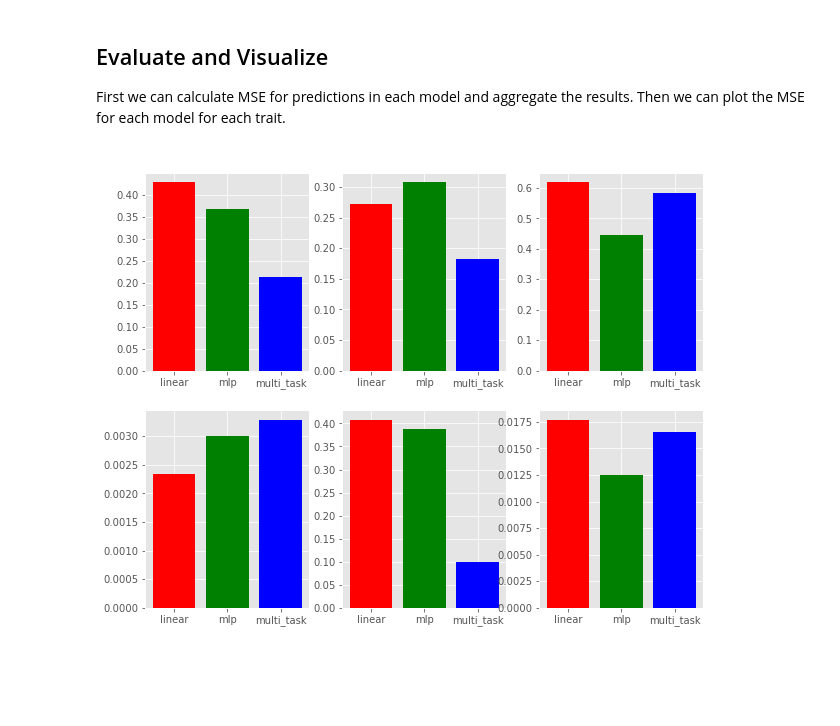
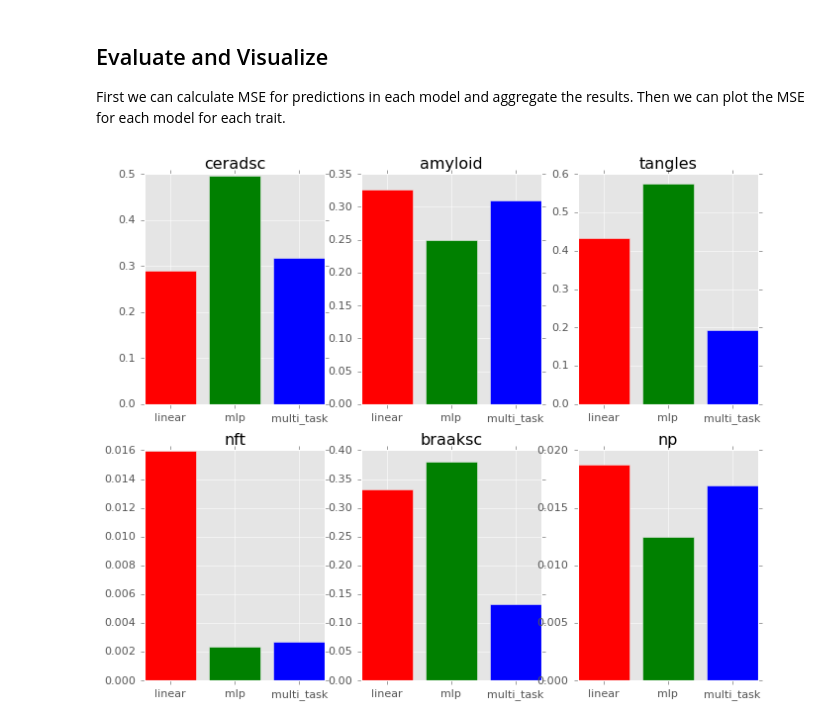
Before and after one commit to wilcas/multi_task_ad, a Jupyter notebook: compare_losses.ipynb, the cells around one changed output. Saved outputs shown, nothing was run; the diff lists cells and outputs as text; code cells hidden in the pictures; blank space fills up the shorter version.

```diff
--- a/compare_losses.ipynb
+++ b/compare_losses.ipynb
@@ -36,8 +38,9 @@ train_phen, test_phen = torch.tensor(phen_data[train_idx,:]), torch.tensor(phen_
 # %% [markdown]
 ## Train Models
 # %%
-linear_models,mlp_models = nets.train_single_models(train_exp.double(),train_phen.double())
-multi_task_model,multi_task_loss = nets.train_MDAD(train_exp.double(),train_phen.double())
+params = {"hidden_nodes":100,"hidden_layers":3}
+linear_models,mlp_models = nets.train_single_models(train_exp.double(),train_phen.double(),params)
+multi_task_model = nets.train_MDAD(train_exp.double(),train_phen.double(), params)
 # %% [markdown]
 
 ## Evaluate and Visualize
@@ -52,16 +55,16 @@ mlp_losses = [loss(mlp_predictions[i][~torch.isnan(test_phen[:,i])].flatten(),te
 multi_task_losses = [loss(multi_task_prediction[i][~torch.isnan(test_phen[:,i])].flatten(),test_phen[~torch.isnan(test_phen[:,i]),i].double().flatten()) for i in range(6)]
 # %%
 %matplotlib inline
-
+mpl.style.use("classic")
 mpl.style.use("ggplot")
 fig = plt.figure(figsize=(10,8))
 for i in range(6):
     ax = fig.add_subplot(2,3,i+1)
     ax.title.set_text(trait_labels[i])
     plt.bar(["linear","mlp","multi_task"],
             [linear_losses[i].detach().numpy(),mlp_losses[i].detach().numpy(), multi_task_losses[i].detach().numpy()],
             color=["red","green","blue"])
 
 plt.show()
 # %% [output]
-[figure, old version]
+[figure, new version]
```
Also changed, not shown: parts of 1 cell of this notebook, 3 other files.
